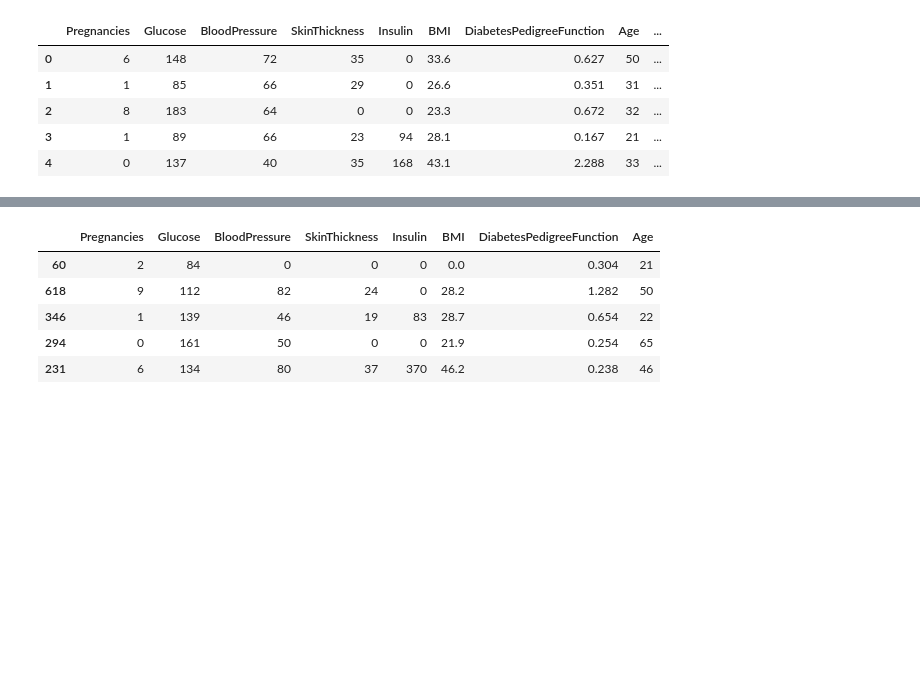
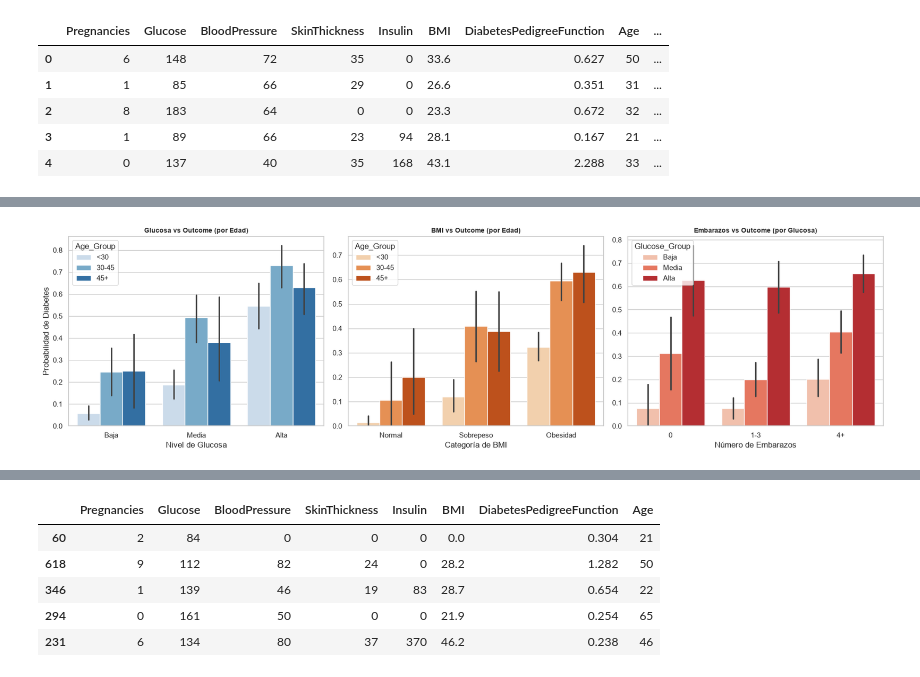
Before and after one commit to Brenda-Carloni/arboles_decision_bren, a Jupyter notebook: src/explore.ipynb, the cells around one changed output, grey strips where cells are left out. Cells and saved outputs as stored; diff of their text form; code cells hidden in the pictures; blank space fills up the shorter version.

```diff
--- a/src/explore.ipynb
+++ b/src/explore.ipynb
@@ -28,0 +256,91 @@ RECORDAR: Al momento de hacer el EDA en este modelo (ÁRBOL DE DECISION), no hay
+# %%
+import matplotlib.pyplot as plt
+import pandas as pd
+import seaborn as sns
+
+df_plot = df.copy()
+
+# Convertimos Outcome a numérico si no lo está
+if df_plot['Outcome'].dtype == 'object':
+    df_plot['target_num'] = (
+        df_plot['Outcome']
+        .astype(str)
+        .str.lower()
+        .map({'yes': 1, 'no': 0, '1': 1, '0': 0})
+    )
+else:
+    df_plot['target_num'] = df_plot['Outcome']
+
+# Categorizamos variables continuas para poder usarlas como grupos en el barplot
+df_plot['Age_Group'] = pd.cut(
+    df_plot['Age'],
+    bins=[0, 30, 45, 100],
+    labels=['<30', '30-45', '45+'],
+)
+df_plot['Glucose_Group'] = pd.qcut(
+    df_plot['Glucose'], q=3, labels=['Baja', 'Media', 'Alta']
+)
+df_plot['BMI_Group'] = pd.cut(
+    df_plot['BMI'],
+    bins=[0, 25, 30, 100],
+    labels=['Normal', 'Sobrepeso', 'Obesidad'],
+)
+df_plot['Pregnancies_Group'] = pd.cut(
+    df_plot['Pregnancies'],
+    bins=[-1, 0, 3, 20],
+    labels=['0', '1-3', '4+'],
+)
+
+# Configuración de la figura: 1 fila x 3 columnas
+fig, axis = plt.subplots(figsize=(18, 5), ncols=3)
+
+# 1. Glucose vs Outcome por Rango de Edad
+sns.barplot(
+    ax=axis[0],
+    data=df_plot,
+    x='Glucose_Group',
+    y='target_num',
+    hue='Age_Group',
+    palette='Blues',
+)
+axis[0].set_title(
+    'Glucosa vs Outcome (por Edad)', fontsize=10, fontweight='bold'
+)
+axis[0].set_ylabel('Probabilidad de Diabetes')
+axis[0].set_xlabel('Nivel de Glucosa')
+
+# 2. BMI vs Outcome por Rango de Edad
+sns.barplot(
+    ax=axis[1],
+    data=df_plot,
+    x='BMI_Group',
+    y='target_num',
+    hue='Age_Group',
+    palette='Oranges',
+)
+axis[1].set_title('BMI vs Outcome (por Edad)', fontsize=10, fontweight='bold')
+axis[1].set_xlabel('Categoría de BMI')
+axis[1].set(ylabel=None)
+
+# 3. Pregnancies vs Outcome por Nivel de Glucosa
+sns.barplot(
+    ax=axis[2],
+    data=df_plot,
+    x='Pregnancies_Group',
+    y='target_num',
+    hue='Glucose_Group',
+    palette='Reds',
+)
+axis[2].set_title(
+    'Embarazos vs Outcome (por Glucosa)', fontsize=10, fontweight='bold'
+)
+axis[2].set_xlabel('Número de Embarazos')
+axis[2].set(ylabel=None)
+
+# Ajustar el layout
+plt.tight_layout()
+
+# Mostrar el plot
+plt.show()
+# %% [output]
+[figure, added]
```
Also changed, not shown: parts of 24 cells of this notebook.
